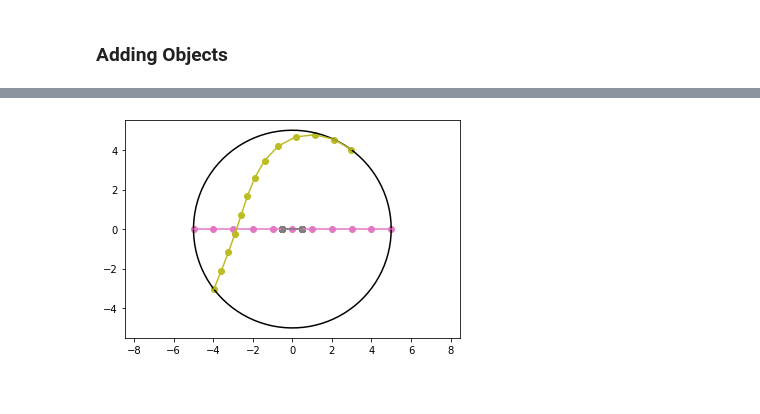
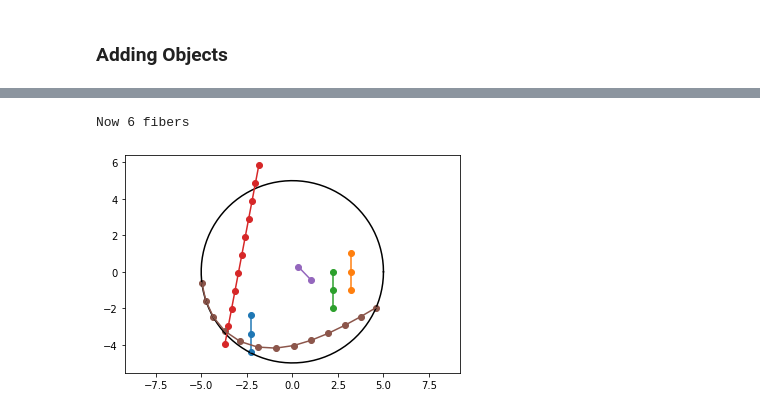
Before and after one commit to andresbonil/cytosim, a Jupyter notebook: cythosim_objects.ipynb, the cells around one changed output, grey strips where cells are left out. Drawn from its saved outputs; the diff is of its cells as text; code cells hidden in the pictures.

Commit message:
added several functions from interface into simul

```diff
--- a/cythosim_objects.ipynb
+++ b/cythosim_objects.ipynb
@@ -99,6 +98,9 @@ plot_sim(sim)
-# %%
-# Adding several (3) objects
-sim.fibers.addObject("filament","position = 2 1 0 ; orientation = 1 0",3)
-plot_sim(sim)
-# %% [output]
-[figure, removed]
+# %%
+# Adding several (3) objects
+sim.add("filament","length = 2 ; orientation = 0 1;",3)
+nf = len(sim.fibers)
+print(f"Now {nf} fibers")
+plot_sim(sim)
+# %% [output]
+Now 6 fibers
+[figure, added]
```
Also changed, not shown: parts of 13 cells of this notebook, 3 other files.
